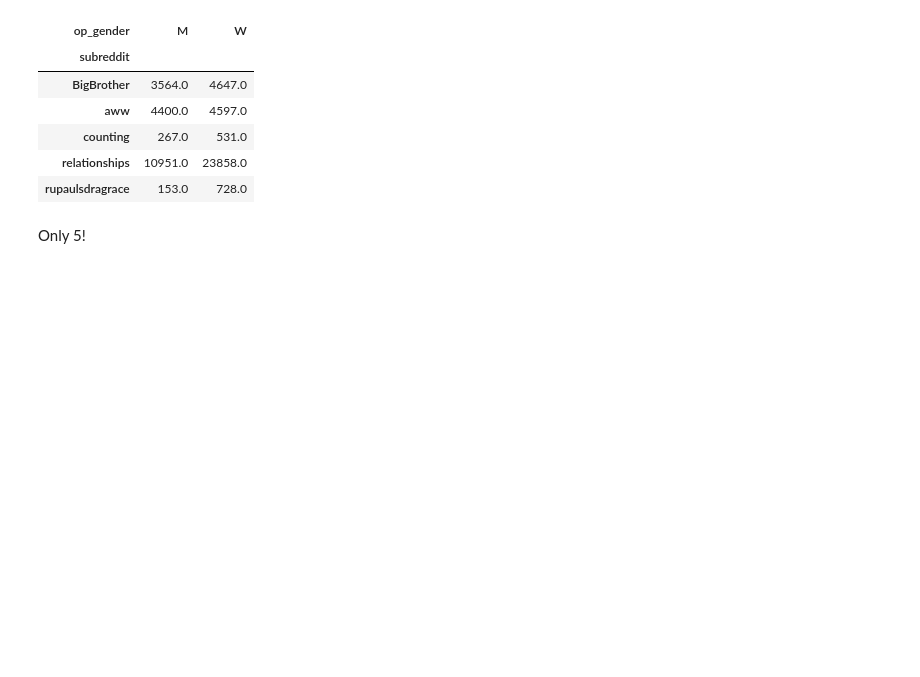
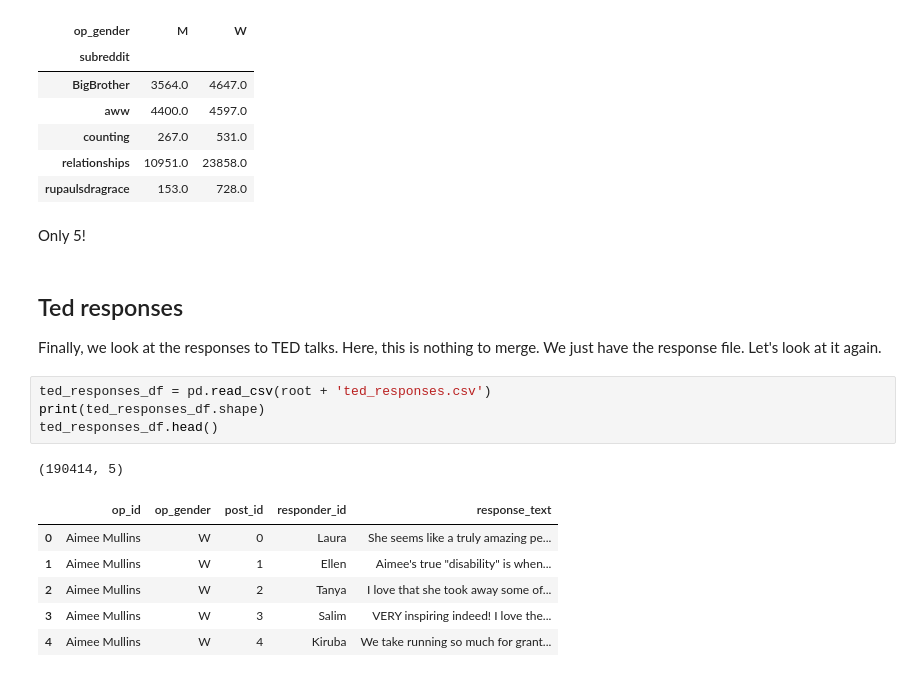
Before and after one commit to Data-Science-for-Linguists-2019/Gendered-Interaction-Online, a Jupyter notebook: exploratory_data_analysis/modifying_dataset.ipynb, the cells around one changed output. Drawn from its saved outputs; the diff is of its cells as text; blank space fills up the shorter version.

```diff
--- a/exploratory_data_analysis/modifying_dataset.ipynb
+++ b/exploratory_data_analysis/modifying_dataset.ipynb
@@ -788,3 +788,18 @@ subgroups_df[subgroups_df.W > subgroups_df.M]
 | rupaulsdragrace | 153.0 | 728.0 |
 # %% [markdown]
 Only 5!
+# %% [markdown]
+## Ted responses
+Finally, we look at the responses to TED talks. Here, this is nothing to merge. We just have the response file. Let's look at it again.
+# %%
+ted_responses_df = pd.read_csv(root + 'ted_responses.csv')
+print(ted_responses_df.shape)
+ted_responses_df.head()
+# %% [output]
+(190414, 5)
+|  | op_id | op_gender | post_id | responder_id | response_text |
+| 0 | Aimee Mullins | W | 0 | Laura | She seems like a truly amazing pe... |
+| 1 | Aimee Mullins | W | 1 | Ellen | Aimee's true "disability" is when... |
+| 2 | Aimee Mullins | W | 2 | Tanya | I love that she took away some of... |
+| 3 | Aimee Mullins | W | 3 | Salim | VERY inspiring indeed! I love the... |
+| 4 | Aimee Mullins | W | 4 | Kiruba | We take running so much for grant... |
```
Also changed, not shown: parts of 7 cells of this notebook.
